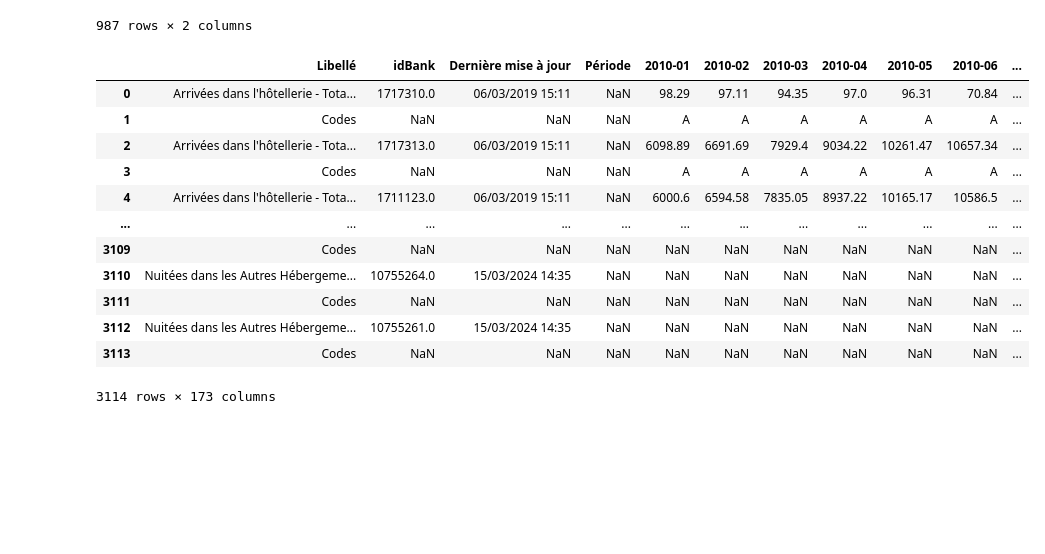
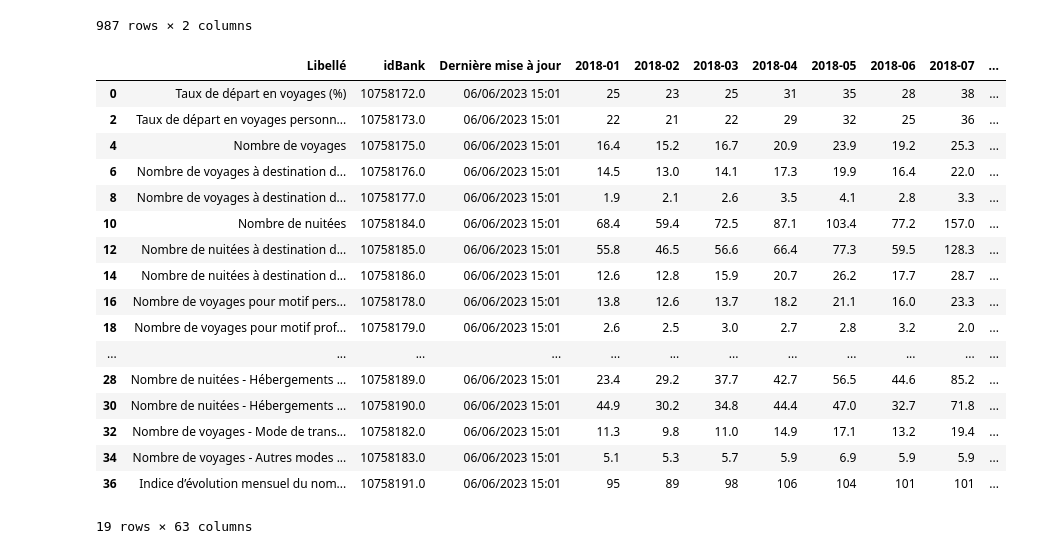
Before and after one commit to Laveine-v2/MODS206-DFM, a Jupyter notebook: Data_analysis.ipynb, the cells around one changed output. Cells and saved outputs as stored; diff of their text form; code cells hidden in the pictures; blank space fills up the shorter version.

```diff
--- a/Data_analysis.ipynb
+++ b/Data_analysis.ipynb
@@ -57,22 +57,30 @@ fig.update_layout(title='Evolution des prix des actifs', yaxis_title='Prix en $'
 fig.show()
 # %%
 sight_seeing_demand_df=pd.read_csv('databases/famille_SUIVI-DEMANDE-TOURISTIQUE/valeurs_mensuelles.csv', sep=';')
-sight_seeing_demand_df.dropna(axis=0)
+sight_seeing_demand_df=sight_seeing_demand_df.drop(sight_seeing_demand_df[sight_seeing_demand_df['Libellé'] == 'Codes'].index)
+sight_seeing_demand_df=sight_seeing_demand_df.drop('Période', axis=1)
 sight_seeing_demand_df
 
 overnight_stays_df=pd.read_csv('databases/famille_NUITEE/valeurs_mensuelles.csv', sep=';')
-overnight_stays_df
+overnight_stays_df=overnight_stays_df.drop(overnight_stays_df[overnight_stays_df['Libellé'] == 'Codes'].index)
+overnight_stays_df=overnight_stays_df.drop('Période',axis=1)
+sight_seeing_demand_df
 # %% [output]
-|  | Libellé | idBank | Dernière mise à jour | Période | 2010-01 | 2010-02 | 2010-03 | 2010-04 | 2010-05 | 2010-06 | ... |
-| 0 | Arrivées dans l'hôtellerie - Tota... | 1717310.0 | 06/03/2019 15:11 | NaN | 98.29 | 97.11 | 94.35 | 97.0 | 96.31 | 70.84 | ... |
-| 1 | Codes | NaN | NaN | NaN | A | A | A | A | A | A | ... |
-| 2 | Arrivées dans l'hôtellerie - Tota... | 1717313.0 | 06/03/2019 15:11 | NaN | 6098.89 | 6691.69 | 7929.4 | 9034.22 | 10261.47 | 10657.34 | ... |
-| 3 | Codes | NaN | NaN | NaN | A | A | A | A | A | A | ... |
-| 4 | Arrivées dans l'hôtellerie - Tota... | 1711123.0 | 06/03/2019 15:11 | NaN | 6000.6 | 6594.58 | 7835.05 | 8937.22 | 10165.17 | 10586.5 | ... |
+|  | Libellé | idBank | Dernière mise à jour | 2018-01 | 2018-02 | 2018-03 | 2018-04 | 2018-05 | 2018-06 | 2018-07 | ... |
+| 0 | Taux de départ en voyages (%) | 10758172.0 | 06/06/2023 15:01 | 25 | 23 | 25 | 31 | 35 | 28 | 38 | ... |
+| 2 | Taux de départ en voyages personn... | 10758173.0 | 06/06/2023 15:01 | 22 | 21 | 22 | 29 | 32 | 25 | 36 | ... |
+| 4 | Nombre de voyages | 10758175.0 | 06/06/2023 15:01 | 16.4 | 15.2 | 16.7 | 20.9 | 23.9 | 19.2 | 25.3 | ... |
+| 6 | Nombre de voyages à destination d... | 10758176.0 | 06/06/2023 15:01 | 14.5 | 13.0 | 14.1 | 17.3 | 19.9 | 16.4 | 22.0 | ... |
+| 8 | Nombre de voyages à destination d... | 10758177.0 | 06/06/2023 15:01 | 1.9 | 2.1 | 2.6 | 3.5 | 4.1 | 2.8 | 3.3 | ... |
+| 10 | Nombre de nuitées | 10758184.0 | 06/06/2023 15:01 | 68.4 | 59.4 | 72.5 | 87.1 | 103.4 | 77.2 | 157.0 | ... |
+| 12 | Nombre de nuitées à destination d... | 10758185.0 | 06/06/2023 15:01 | 55.8 | 46.5 | 56.6 | 66.4 | 77.3 | 59.5 | 128.3 | ... |
+| 14 | Nombre de nuitées à destination d... | 10758186.0 | 06/06/2023 15:01 | 12.6 | 12.8 | 15.9 | 20.7 | 26.2 | 17.7 | 28.7 | ... |
+| 16 | Nombre de voyages pour motif pers... | 10758178.0 | 06/06/2023 15:01 | 13.8 | 12.6 | 13.7 | 18.2 | 21.1 | 16.0 | 23.3 | ... |
+| 18 | Nombre de voyages pour motif prof... | 10758179.0 | 06/06/2023 15:01 | 2.6 | 2.5 | 3.0 | 2.7 | 2.8 | 3.2 | 2.0 | ... |
 | ... | ... | ... | ... | ... | ... | ... | ... | ... | ... | ... | ... |
-| 3109 | Codes | NaN | NaN | NaN | NaN | NaN | NaN | NaN | NaN | NaN | ... |
-| 3110 | Nuitées dans les Autres Hébergeme... | 10755264.0 | 15/03/2024 14:35 | NaN | NaN | NaN | NaN | NaN | NaN | NaN | ... |
-| 3111 | Codes | NaN | NaN | NaN | NaN | NaN | NaN | NaN | NaN | NaN | ... |
-| 3112 | Nuitées dans les Autres Hébergeme... | 10755261.0 | 15/03/2024 14:35 | NaN | NaN | NaN | NaN | NaN | NaN | NaN | ... |
-| 3113 | Codes | NaN | NaN | NaN | NaN | NaN | NaN | NaN | NaN | NaN | ... |
+| 28 | Nombre de nuitées - Hébergements ... | 10758189.0 | 06/06/2023 15:01 | 23.4 | 29.2 | 37.7 | 42.7 | 56.5 | 44.6 | 85.2 | ... |
+| 30 | Nombre de nuitées - Hébergements ... | 10758190.0 | 06/06/2023 15:01 | 44.9 | 30.2 | 34.8 | 44.4 | 47.0 | 32.7 | 71.8 | ... |
+| 32 | Nombre de voyages - Mode de trans... | 10758182.0 | 06/06/2023 15:01 | 11.3 | 9.8 | 11.0 | 14.9 | 17.1 | 13.2 | 19.4 | ... |
+| 34 | Nombre de voyages - Autres modes ... | 10758183.0 | 06/06/2023 15:01 | 5.1 | 5.3 | 5.7 | 5.9 | 6.9 | 5.9 | 5.9 | ... |
+| 36 | Indice d’évolution mensuel du nom... | 10758191.0 | 06/06/2023 15:01 | 95 | 89 | 98 | 106 | 104 | 101 | 101 | ... |
-3114 rows × 173 columns
+19 rows × 63 columns
```
